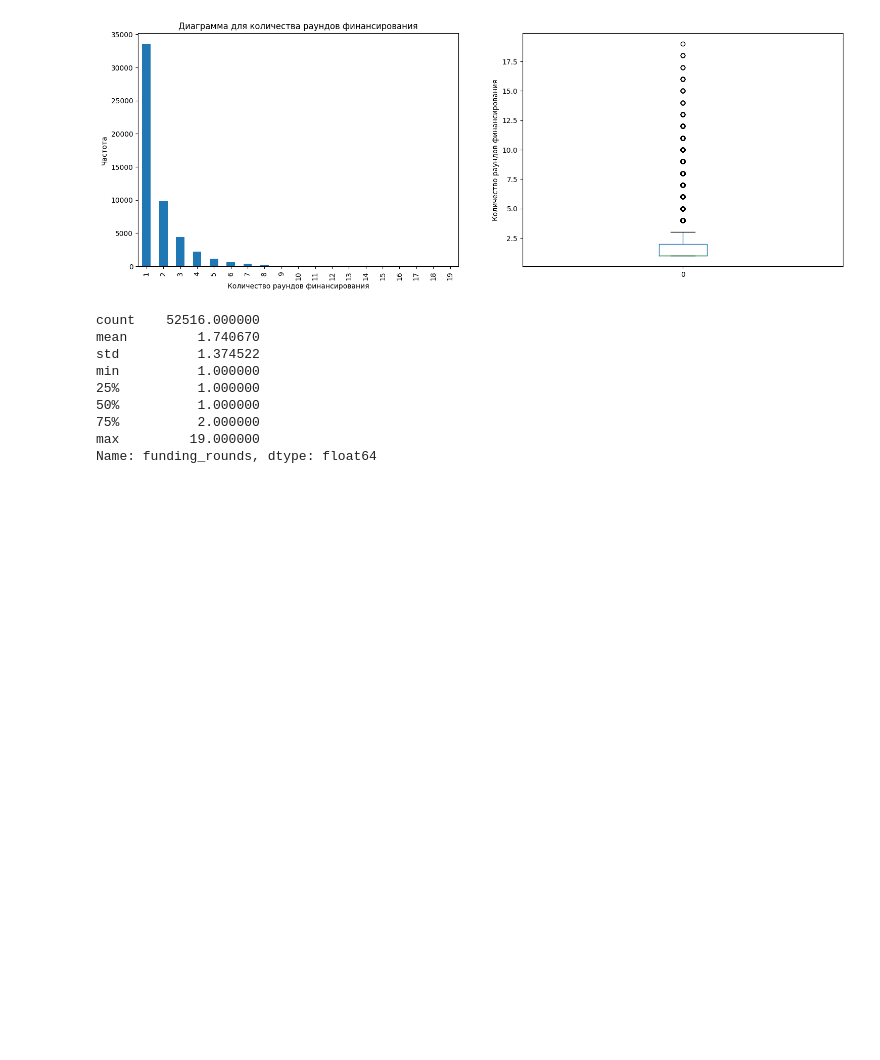
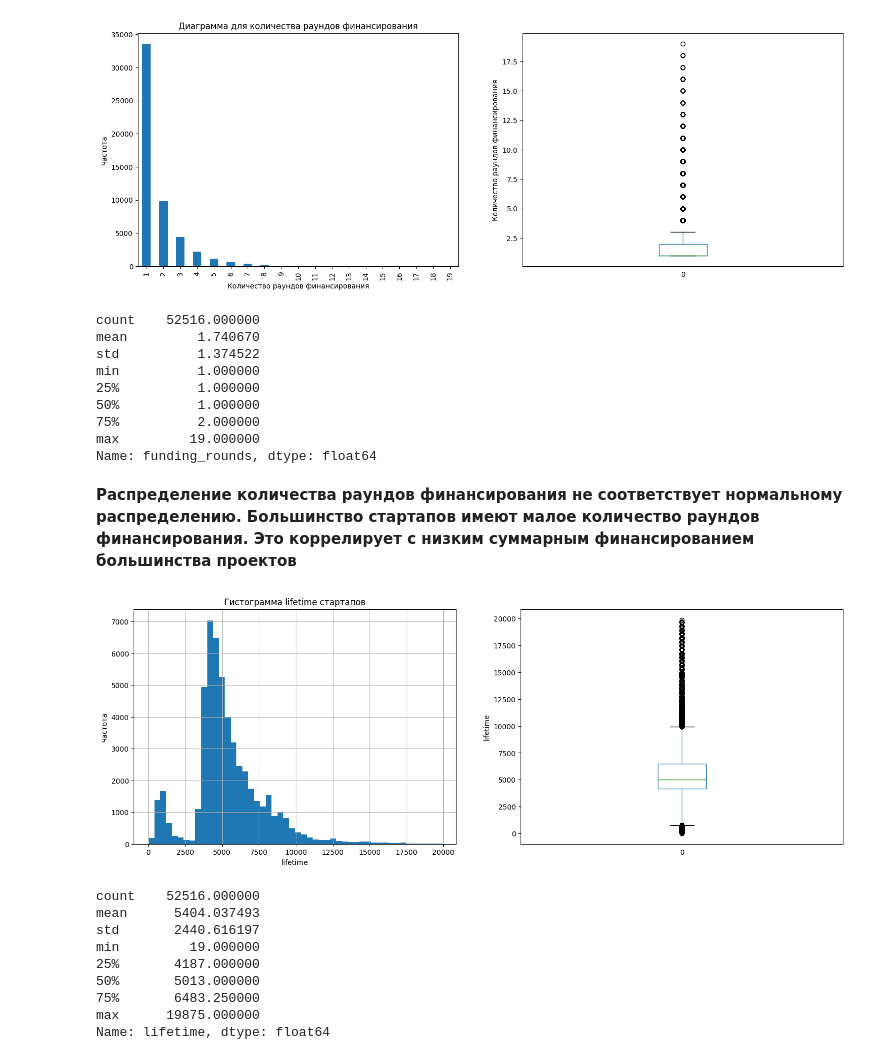
Before and after one commit to VladimirEis/masterskaya_project, a Jupyter notebook: masterskaya_project.ipynb, the cells around one changed output. Cells and saved outputs as stored; diff of their text form; code cells hidden in the pictures; blank space fills up the shorter version.

```diff
--- a/masterskaya_project.ipynb
+++ b/masterskaya_project.ipynb
@@ -391,3 +395,34 @@ min          1.000000
 75%          2.000000
 max         19.000000
 Name: funding_rounds, dtype: float64
+# %% [markdown]
+**Распределение количества раундов финансирования не соответствует нормальному распределению. Большинство стартапов имеют малое количество раундов финансирования. Это коррелирует с низким суммарным финансированием большинства проектов**
+# %%
+# Строим гистограмму для lifetime стартапов и boxplot диаграмму, также смотрим описание данных
+plt.subplot(1, 2, 1)
+startups_train[
+    'lifetime'
+].hist(bins=50, figsize=(18, 6))
+plt.title('Гистограмма lifetime стартапов')
+plt.xlabel('lifetime')
+plt.ylabel('Частота')
+plt.subplot(1, 2, 2)
+startups_train[
+    'lifetime'
+].plot.box(use_index=False)
+plt.ylabel('lifetime')
+plt.show()
+startups_train[
+    'lifetime'
+].describe()
+# %% [output]
+[figure, added]
+count    52516.000000
+mean      5404.037493
+std       2440.616197
+min         19.000000
+25%       4187.000000
+50%       5013.000000
+75%       6483.250000
+max      19875.000000
+Name: lifetime, dtype: float64
```
Also changed, not shown: parts of 20 cells of this notebook.
